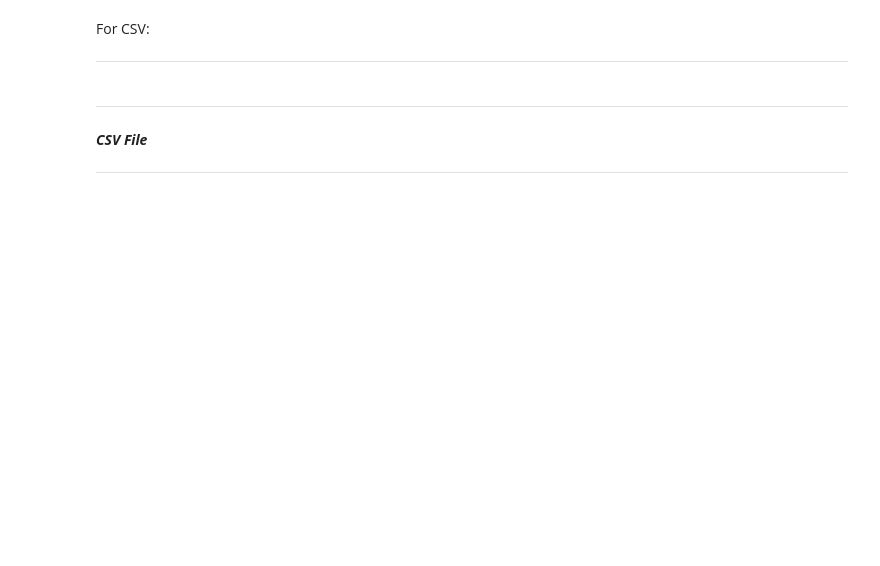
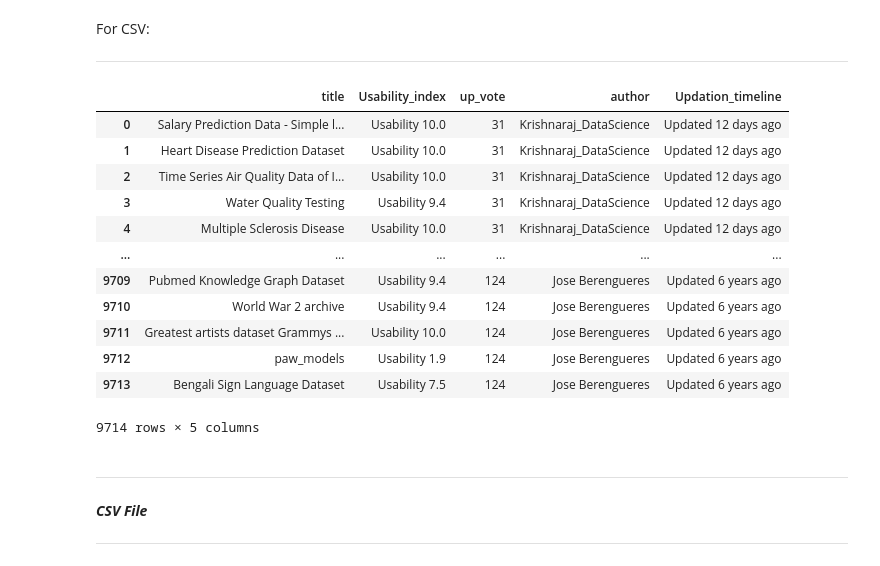
Before and after one commit to Teeejjj/DS411-Predictive-Analytics, a Jupyter notebook: DS411 - Exercise on Data Extraction Functions-Final.ipynb, the cells around one changed output. Cells and saved outputs as stored; diff of their text form; code cells hidden in the pictures; blank space fills up the shorter version.

```diff
--- a/DS411 - Exercise on Data Extraction Functions-Final.ipynb
+++ b/DS411 - Exercise on Data Extraction Functions-Final.ipynb
@@ -43,5 +50,19 @@ xlsx = pd.read_excel('./Datasets/HRDatabase.xlsx')
 # %%
-display(csv, xlsx)
+csv
+# %% [output]
+|  | title | Usability_index | up_vote | author | Updation_timeline |
+| 0 | Salary Prediction Data - Simple l... | Usability 10.0 | 31 | Krishnaraj_DataScience | Updated 12 days ago |
+| 1 | Heart Disease Prediction Dataset | Usability 10.0 | 31 | Krishnaraj_DataScience | Updated 12 days ago |
+| 2 | Time Series Air Quality Data of I... | Usability 10.0 | 31 | Krishnaraj_DataScience | Updated 12 days ago |
+| 3 | Water Quality Testing | Usability 9.4 | 31 | Krishnaraj_DataScience | Updated 12 days ago |
+| 4 | Multiple Sclerosis Disease | Usability 10.0 | 31 | Krishnaraj_DataScience | Updated 12 days ago |
+| ... | ... | ... | ... | ... | ... |
+| 9709 | Pubmed Knowledge Graph Dataset | Usability 9.4 | 124 | Jose Berengueres | Updated 6 years ago |
+| 9710 | World War 2 archive | Usability 9.4 | 124 | Jose Berengueres | Updated 6 years ago |
+| 9711 | Greatest artists dataset Grammys ... | Usability 10.0 | 124 | Jose Berengueres | Updated 6 years ago |
+| 9712 | paw_models | Usability 1.9 | 124 | Jose Berengueres | Updated 6 years ago |
+| 9713 | Bengali Sign Language Dataset | Usability 7.5 | 124 | Jose Berengueres | Updated 6 years ago |
+9714 rows × 5 columns
 # %% [markdown]
 ----
 <b><i> CSV File </b></i>
```
Also changed, not shown: parts of 22 cells of this notebook, 5 other files.
